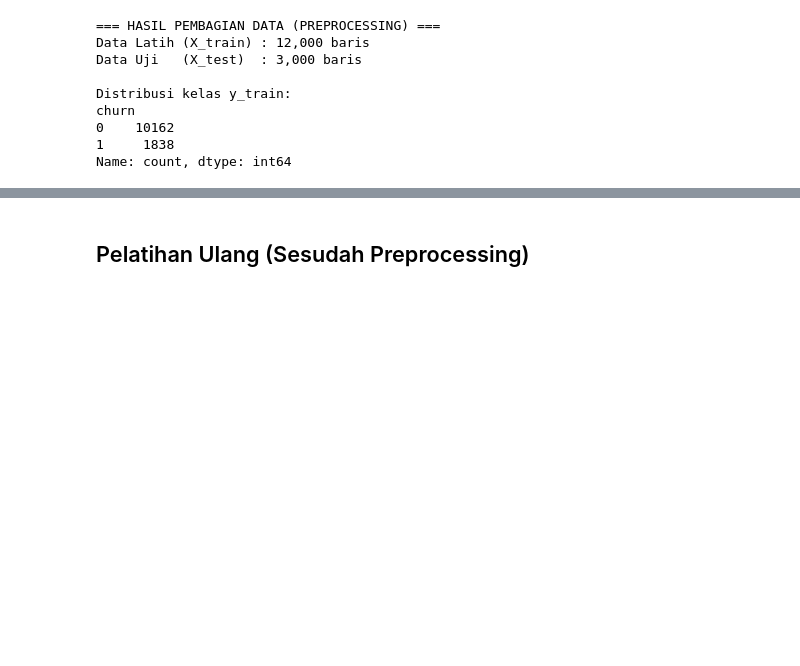
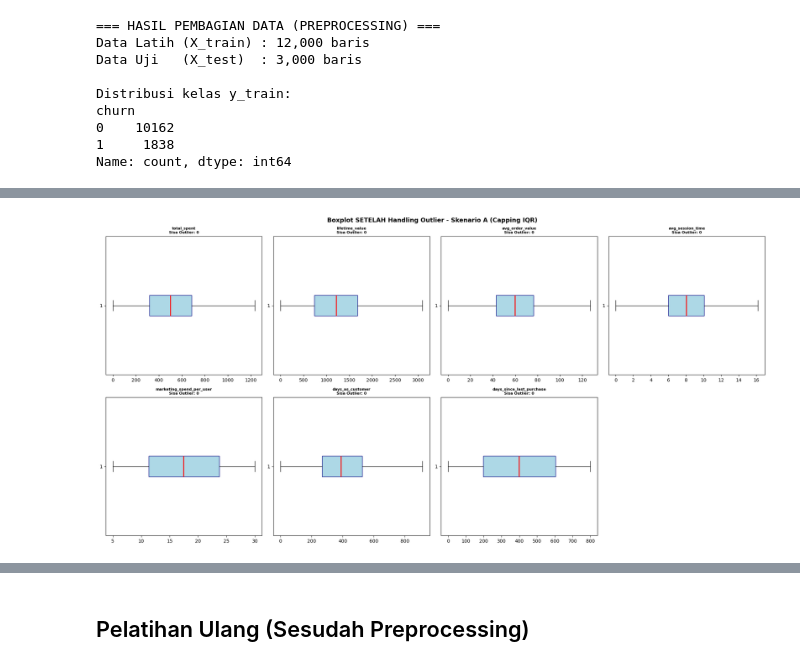
Before and after one commit to suluhyoga/SuluhYogaPratama_A11.2023.14979_UAS_BengkelKoding, a Jupyter notebook: notebook/A11_2023_14979_SuluhYogaPratama_UAS_BengkelKoding.ipynb, the cells around one changed output, grey strips where cells are left out. Cells and saved outputs as stored; diff of their text form; code cells hidden in the pictures; blank space fills up the shorter version.

```diff
--- a/notebook/A11_2023_14979_SuluhYogaPratama_UAS_BengkelKoding.ipynb
+++ b/notebook/A11_2023_14979_SuluhYogaPratama_UAS_BengkelKoding.ipynb
@@ -1078,0 +1027,22 @@ dtype: float64
+# %%
+# Eksperimen 2 Skenario: dengan capping IQR vs tanpa capping IQR
+X_train_capped = X_train.copy()
+X_test_capped  = X_test.copy()
+
+print("=== SKENARIO A: DENGAN CAPPING IQR ===")
+for col in kolom_outlier:
+    if col in X_train_capped.columns:
+        Q1 = X_train[col].quantile(0.25)
+        Q3 = X_train[col].quantile(0.75)
+        IQR = Q3 - Q1
+        lower = Q1 - 1.5 * IQR
+        upper = Q3 + 1.5 * IQR
+
+        X_train_capped[col] = np.clip(X_train_capped[col], lower, upper)
+        X_test_capped[col]  = np.clip(X_test_capped[col], lower, upper)
+        print(f"{col}: lower={lower:.2f}, upper={upper:.2f}")
+
+print("\n=== SKENARIO B: TANPA CAPPING IQR (outlier dibiarkan asli) ===")
+X_train_raw = X_train.copy()
+X_test_raw  = X_test.copy()
+print("Tidak ada perubahan -- outlier bisnis (whale customer, dst) dipertahankan apa adanya.")
@@ -1078,0 +1061,21 @@ dtype: float64
+# %%
+# Visualisasi Setelah Capping (Skenario A) sebagai pembanding
+fig, axes = plt.subplots(2, 4, figsize=(20, 10))
+axes = axes.flatten()
+for i, col in enumerate(kolom_outlier):
+    if col in X_train_capped.columns:
+        axes[i].boxplot(X_train_capped[col], vert=False, patch_artist=True,
+                        boxprops=dict(facecolor='lightblue', color='navy'),
+                        medianprops=dict(color='red', linewidth=2),
+                        flierprops=dict(marker='o', color='orange', markersize=3, alpha=0.4))
+        Q1, Q3 = X_train_capped[col].quantile(0.25), X_train_capped[col].quantile(0.75)
+        IQR = Q3 - Q1
+        n_out = ((X_train_capped[col] < Q1-1.5*IQR) | (X_train_capped[col] > Q3+1.5*IQR)).sum()
+        axes[i].set_title(f'{col}\nSisa Outlier: {n_out:,}', fontsize=8, fontweight='bold')
+for j in range(len(kolom_outlier), len(axes)):
+    axes[j].set_visible(False)
+plt.suptitle('Boxplot SETELAH Handling Outlier - Skenario A (Capping IQR)', fontsize=13, fontweight='bold')
+plt.tight_layout()
+plt.show()
+# %% [output]
+[figure, added]
```
Also changed, not shown: parts of 71 cells of this notebook, 3 other files.
